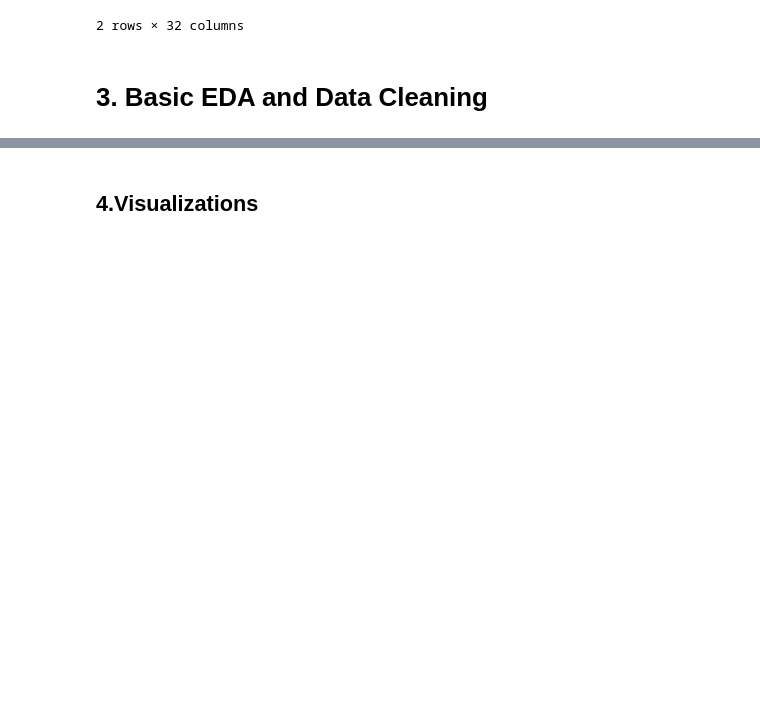
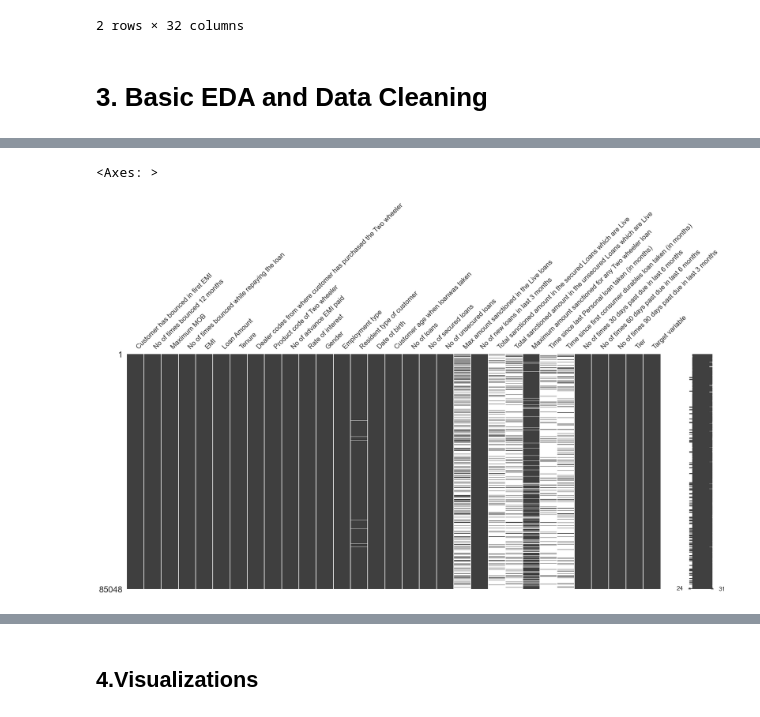
Before and after one commit to MercyMburu/credit_risk_modelling_WEEK3PROJECT, a Jupyter notebook: credit_risk.ipynb, the cells around one changed output, grey strips where cells are left out. Cells and saved outputs as stored; diff of their text form; code cells hidden in the pictures; blank space fills up the shorter version.

```diff
--- a/credit_risk.ipynb
+++ b/credit_risk.ipynb
@@ -115,0 +125,3 @@ As illustrated there are quite a number of features with missing values, we will
+# %%
+# Missing values treatment, drops any row with missing values in the loan and gender column
+Loan_renamed.dropna(axis=0,how='any',subset=['Loan Amount','Gender'],inplace=True)
@@ -115,0 +134,5 @@ As illustrated there are quite a number of features with missing values, we will
+# %%
+mn.matrix(Loan_renamed)
+# %% [output]
+<Axes: >
+[figure, added]
```
Also changed, not shown: parts of 15 cells of this notebook.
